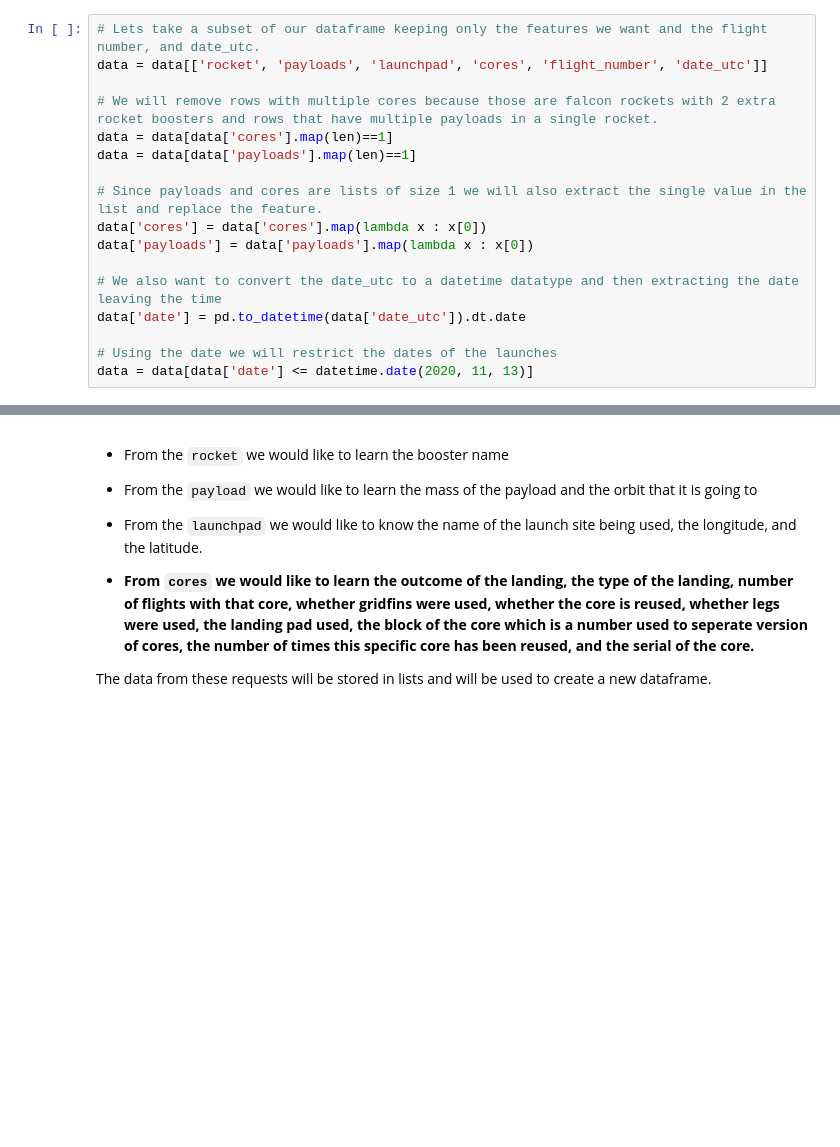
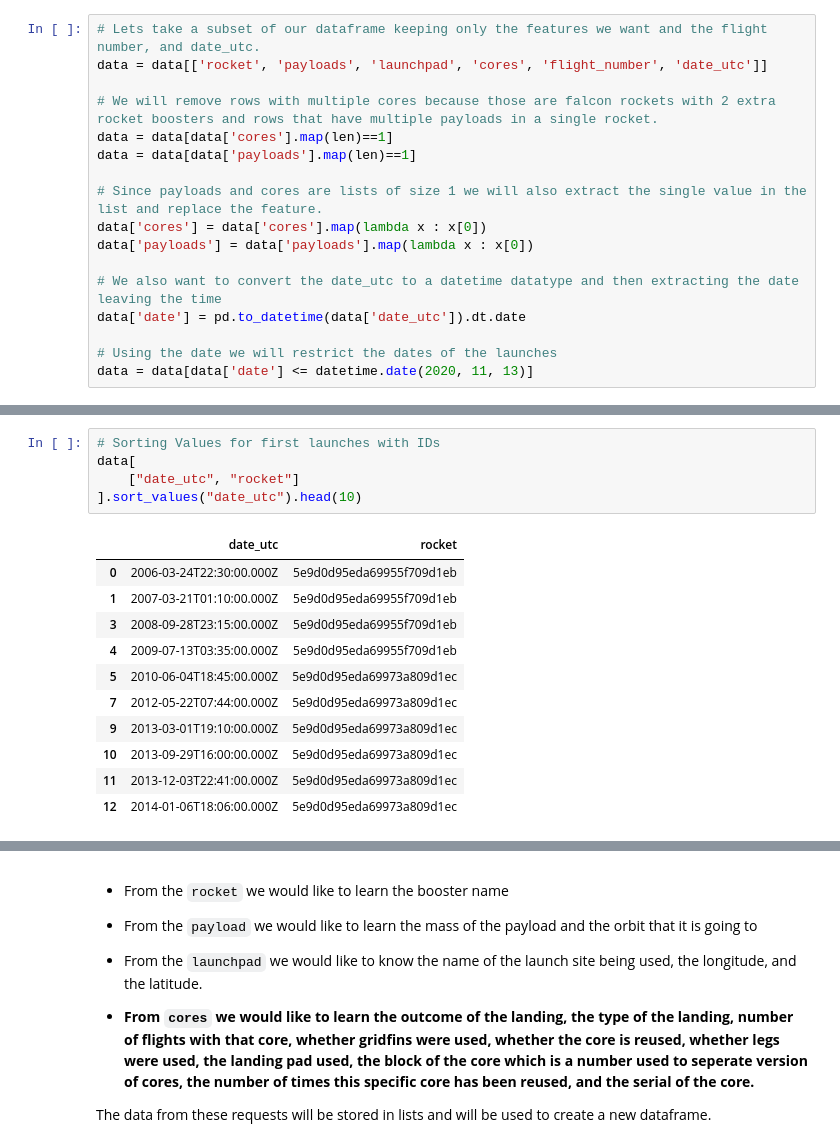
Before and after one commit to sacerdos333/APPLIED-DATA-SCIENCE-CAPSTONE, a Jupyter notebook: notebooks/01-data-collection/jupyter-labs-spacex-data-collection-api.ipynb, the cells around one changed output, grey strips where cells are left out. Cells and saved outputs as stored; diff of their text form; blank space fills up the shorter version.

Commit message:
Updating file with new information
Added new Python lines of Code to obtain results from the data.

```diff
--- a/notebooks/01-data-collection/jupyter-labs-spacex-data-collection-api.ipynb
+++ b/notebooks/01-data-collection/jupyter-labs-spacex-data-collection-api.ipynb
@@ -168,0 +176,17 @@ data = data[data['date'] <= datetime.date(2020, 11, 13)]
+# %%
+# Sorting Values for first launches with IDs
+data[
+    ["date_utc", "rocket"]
+].sort_values("date_utc").head(10)
+# %% [output]
+|  | date_utc | rocket |
+| 0 | 2006-03-24T22:30:00.000Z | 5e9d0d95eda69955f709d1eb |
+| 1 | 2007-03-21T01:10:00.000Z | 5e9d0d95eda69955f709d1eb |
+| 3 | 2008-09-28T23:15:00.000Z | 5e9d0d95eda69955f709d1eb |
+| 4 | 2009-07-13T03:35:00.000Z | 5e9d0d95eda69955f709d1eb |
+| 5 | 2010-06-04T18:45:00.000Z | 5e9d0d95eda69973a809d1ec |
+| 7 | 2012-05-22T07:44:00.000Z | 5e9d0d95eda69973a809d1ec |
+| 9 | 2013-03-01T19:10:00.000Z | 5e9d0d95eda69973a809d1ec |
+| 10 | 2013-09-29T16:00:00.000Z | 5e9d0d95eda69973a809d1ec |
+| 11 | 2013-12-03T22:41:00.000Z | 5e9d0d95eda69973a809d1ec |
+| 12 | 2014-01-06T18:06:00.000Z | 5e9d0d95eda69973a809d1ec |
```
Also changed, not shown: parts of 4 cells of this notebook.
